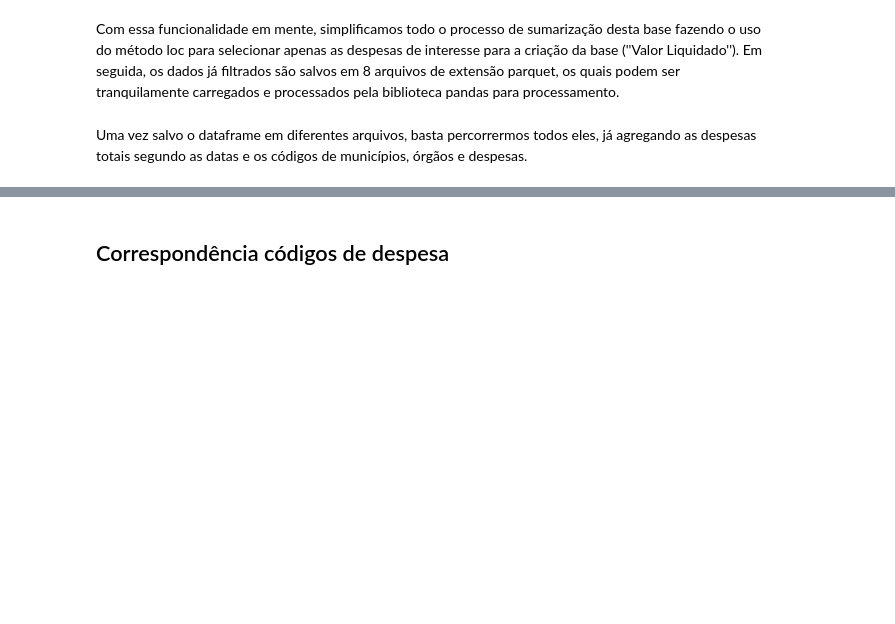
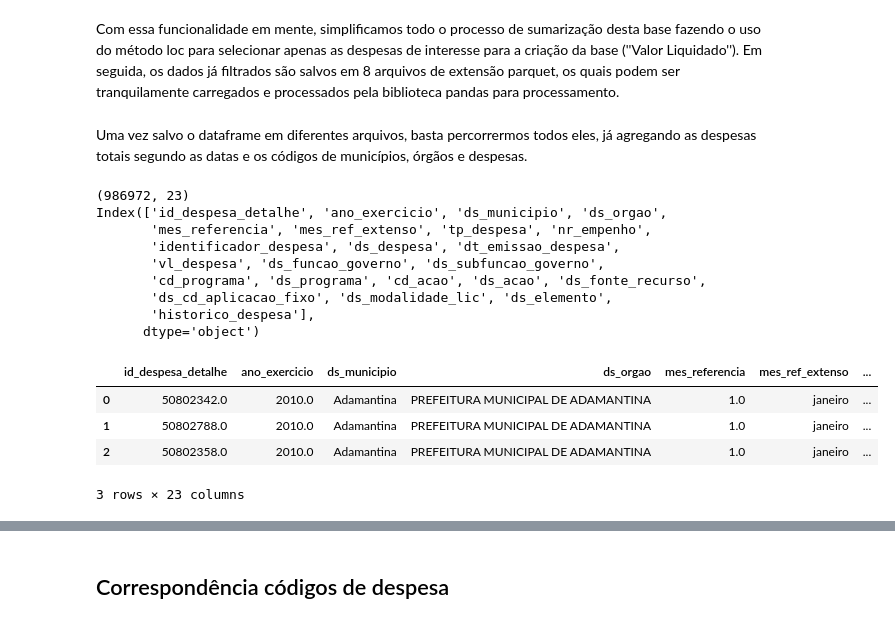
Before and after one commit to nhilariosilva/projeto_tcesp, a Jupyter notebook: Scrapping Transparência/Criação das Tabelas.ipynb, the cells around one changed output, grey strips where cells are left out. Saved outputs shown, nothing was run; the diff lists cells and outputs as text; code cells hidden in the pictures; blank space fills up the shorter version.

```diff
--- a/Scrapping Transparência/Criação das Tabelas.ipynb
+++ b/Scrapping Transparência/Criação das Tabelas.ipynb
@@ -55,3 +56,23 @@ df_dd = df_dd.repartition(npartitions = 8)
 dd.to_parquet(df_dd, "2010", write_index = False)
 # %% [markdown]
 Uma vez salvo o dataframe em diferentes arquivos, basta percorrermos todos eles, já agregando as despesas totais segundo as datas e os códigos de municípios, órgãos e despesas.
+# %%
+df = pd.read_parquet("2010/part.0.parquet")
+print(df.shape)
+print(df.columns)
+df.head(3)
+# %% [output]
+(986972, 23)
+Index(['id_despesa_detalhe', 'ano_exercicio', 'ds_municipio', 'ds_orgao',
+       'mes_referencia', 'mes_ref_extenso', 'tp_despesa', 'nr_empenho',
+       'identificador_despesa', 'ds_despesa', 'dt_emissao_despesa',
+       'vl_despesa', 'ds_funcao_governo', 'ds_subfuncao_governo',
+       'cd_programa', 'ds_programa', 'cd_acao', 'ds_acao', 'ds_fonte_recurso',
+       'ds_cd_aplicacao_fixo', 'ds_modalidade_lic', 'ds_elemento',
+       'historico_despesa'],
+      dtype='object')
+|  | id_despesa_detalhe | ano_exercicio | ds_municipio | ds_orgao | mes_referencia | mes_ref_extenso | ... |
+| 0 | 50802342.0 | 2010.0 | Adamantina | PREFEITURA MUNICIPAL DE ADAMANTINA | 1.0 | janeiro | ... |
+| 1 | 50802788.0 | 2010.0 | Adamantina | PREFEITURA MUNICIPAL DE ADAMANTINA | 1.0 | janeiro | ... |
+| 2 | 50802358.0 | 2010.0 | Adamantina | PREFEITURA MUNICIPAL DE ADAMANTINA | 1.0 | janeiro | ... |
+3 rows × 23 columns
```
Also changed, not shown: parts of 39 cells of this notebook, 15 other files.
